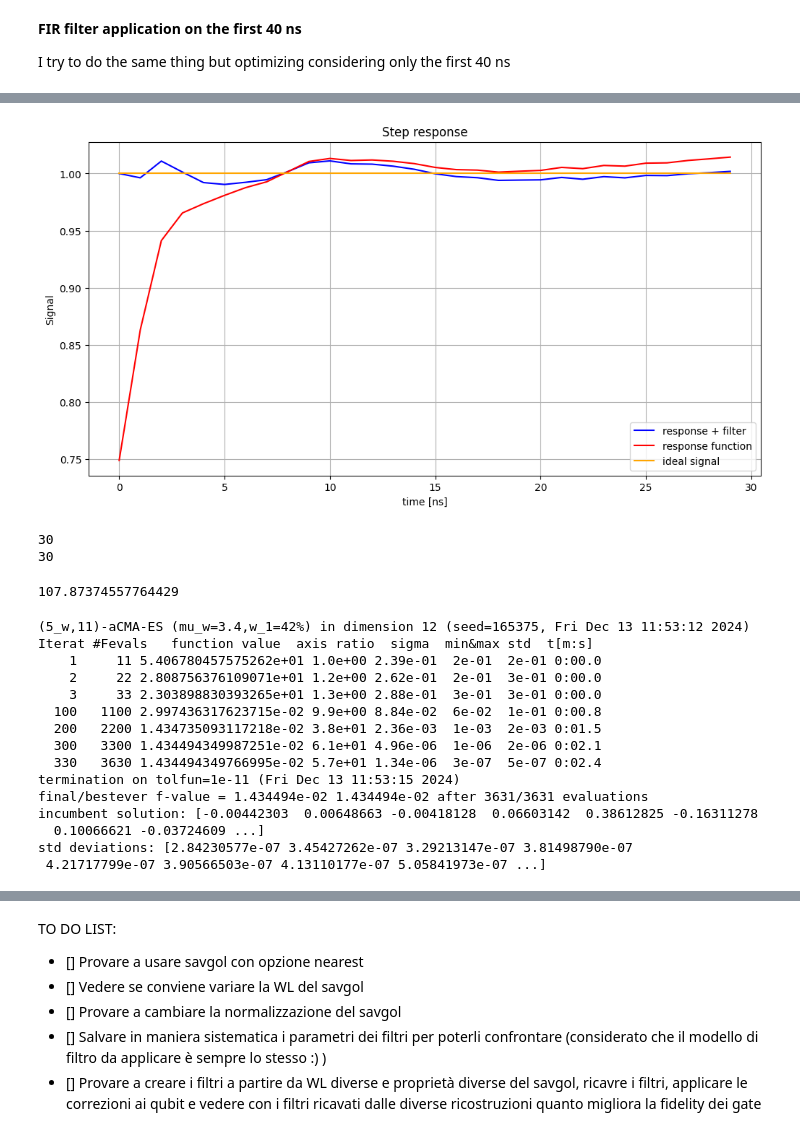
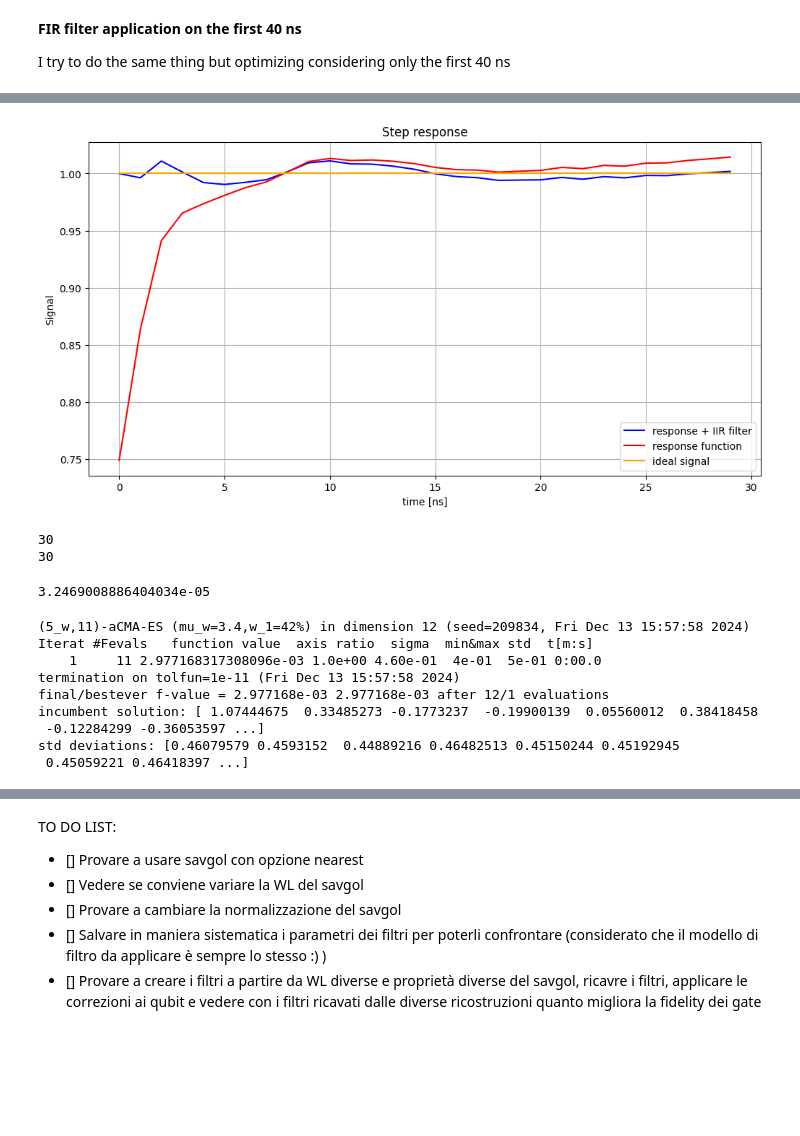
Before and after one commit to ElStabilini/cryoscope_tests, a Jupyter notebook: 7_long_acquisition.ipynb, the cells around one changed output, grey strips where cells are left out. Saved outputs shown, nothing was run; the diff lists cells and outputs as text; code cells hidden in the pictures; blank space fills up the shorter version.

Commit message:
progress FIR: fix initial value for optimization

```diff
--- a/7_long_acquisition.ipynb
+++ b/7_long_acquisition.ipynb
@@ -357,57 +361,48 @@ filtered_response = multi_exponential_IIR(result.x, t, start, reconstructed_resp
 # %%
 plt.figure(figsize=(12, 6))
 plt.plot(
-    t,
-    filtered_response,
-    color="blue",
-    label="response + filter",
-)
+    t, filtered_response, color="blue", label="response + IIR filter")
 plt.plot(reconstructed_response, color="red", label="response function")
 plt.plot(t, step(t, 0), color="orange", label="ideal signal")
 plt.xlabel("time [ns]")
 plt.ylabel("Signal")
 plt.title("Step response")
 plt.legend()
 plt.grid()
 plt.show()
 # %% [output]
-[figure, old version]
+[figure, new version]
 # %%
-initial_guess = [0.5] * 12
-lower_bounds = [-1] * 12
-upper_bounds = [1] * 12
-sigma = 0.25
+initial_guess = [1]
+[initial_guess.append(0) for i in range(11)]
+#lower_bounds = [-1] * 12
+#upper_bounds = [1] * 12
+sigma = 0.5
 
 print(len(t))
-print(len(reconstructed_response))
-cost_function(initial_guess, reconstructed_response, t, start)
+print(len(filtered_response))
+cost_function(initial_guess, filtered_response, t, start)
 # %% [output]
 30
 30
-107.87374557764429
+3.2469008886404034e-05
 # %%
-result = cma.fmin(
+result = cma.fmin2(
     lambda params: cost_function(params, reconstructed_response, t, start),
     initial_guess,
     sigma,
-    options={"bounds": [lower_bounds, upper_bounds]},
+    #options={"bounds": [lower_bounds, upper_bounds]},
 )
 # %% [output]
-(5_w,11)-aCMA-ES (mu_w=3.4,w_1=42%) in dimension 12 (seed=165375, Fri Dec 13 11:53:12 2024)
+(5_w,11)-aCMA-ES (mu_w=3.4,w_1=42%) in dimension 12 (seed=209834, Fri Dec 13 15:57:58 2024)
 Iterat #Fevals   function value  axis ratio  sigma  min&max std  t[m:s]
-    1     11 5.406780457575262e+01 1.0e+00 2.39e-01  2e-01  2e-01 0:00.0
-    2     22 2.808756376109071e+01 1.2e+00 2.62e-01  2e-01  3e-01 0:00.0
-    3     33 2.303898830393265e+01 1.3e+00 2.88e-01  3e-01  3e-01 0:00.0
-  100   1100 2.997436317623715e-02 9.9e+00 8.84e-02  6e-02  1e-01 0:00.8
-  200   2200 1.434735093117218e-02 3.8e+01 2.36e-03  1e-03  2e-03 0:01.5
-  300   3300 1.434494349987251e-02 6.1e+01 4.96e-06  1e-06  2e-06 0:02.1
-  330   3630 1.434494349766995e-02 5.7e+01 1.34e-06  3e-07  5e-07 0:02.4
-termination on tolfun=1e-11 (Fri Dec 13 11:53:15 2024)
-final/bestever f-value = 1.434494e-02 1.434494e-02 after 3631/3631 evaluations
-incumbent solution: [-0.00442303  0.00648663 -0.00418128  0.06603142  0.38612825 -0.16311278
-  0.10066621 -0.03724609 ...]
-std deviations: [2.84230577e-07 3.45427262e-07 3.29213147e-07 3.81498790e-07
- 4.21717799e-07 3.90566503e-07 4.13110177e-07 5.05841973e-07 ...]
+    1     11 2.977168317308096e-03 1.0e+00 4.60e-01  4e-01  5e-01 0:00.0
+termination on tolfun=1e-11 (Fri Dec 13 15:57:58 2024)
+final/bestever f-value = 2.977168e-03 2.977168e-03 after 12/1 evaluations
+incumbent solution: [ 1.07444675  0.33485273 -0.1773237  -0.19900139  0.05560012  0.38418458
+ -0.12284299 -0.36053597 ...]
+std deviations: [0.46079579 0.4593152  0.44889216 0.46482513 0.45150244 0.45192945
+ 0.45059221 0.46418397 ...]
 # %%
 print(result[0])
 # %% [output]
```
Also changed, not shown: parts of 8 cells of this notebook, 9 other files.
